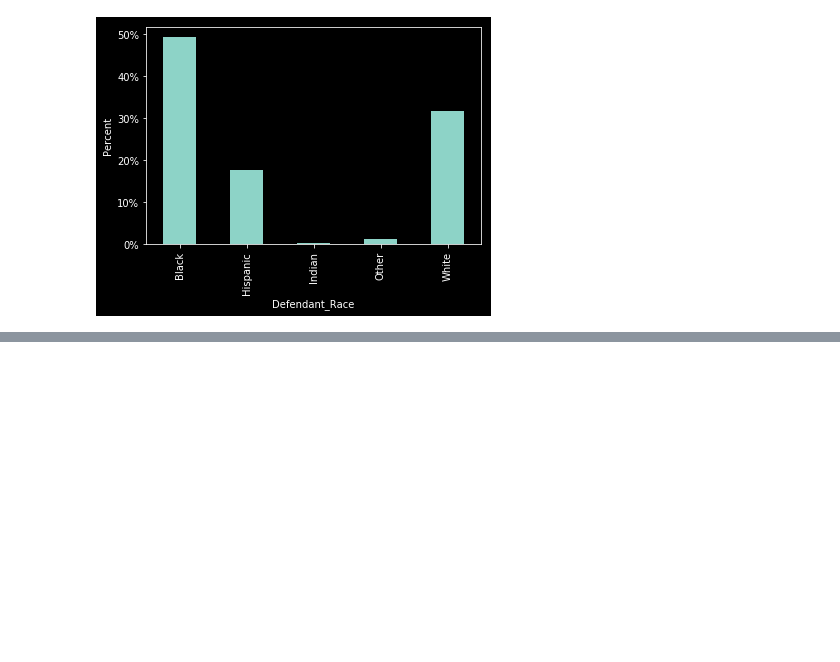
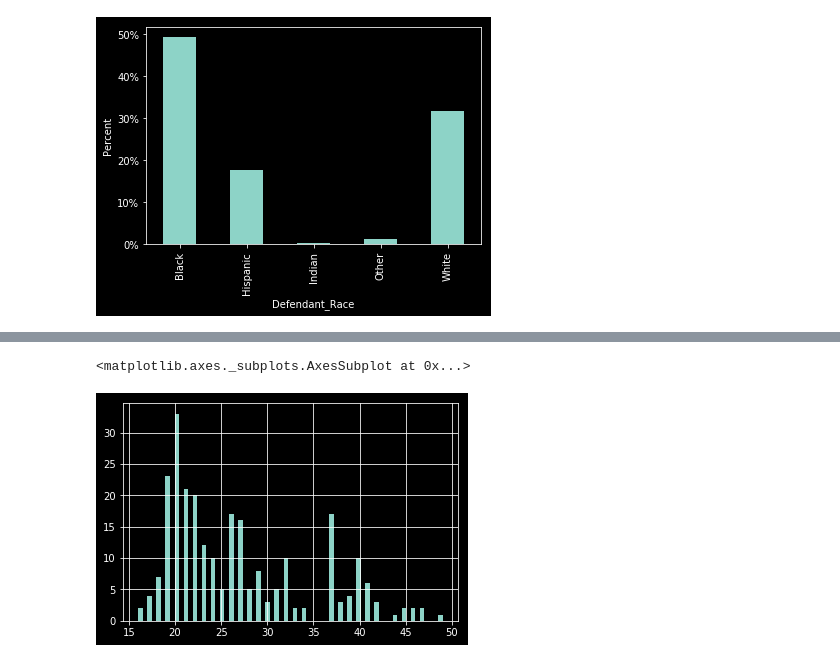
Before and after one commit to jackmoody11/poli490h, a Jupyter notebook: src/nb.ipynb, the cells around one changed output, grey strips where cells are left out. Drawn from its saved outputs; the diff is of its cells as text; code cells hidden in the pictures; blank space fills up the shorter version.

```diff
--- a/src/nb.ipynb
+++ b/src/nb.ipynb
@@ -77,0 +146,5 @@ ax.yaxis.set_major_formatter(FuncFormatter(lambda y, _: '{:.0%}'.format(y)))
+# %%
+marijuana['Age'].hist(bins=int(max(df['Age'])-min(df['Age'])))
+# %% [output]
+<matplotlib.axes._subplots.AxesSubplot at 0x...>
+[figure, added]
```
Also changed, not shown: parts of 8 cells of this notebook, 3 other files.
